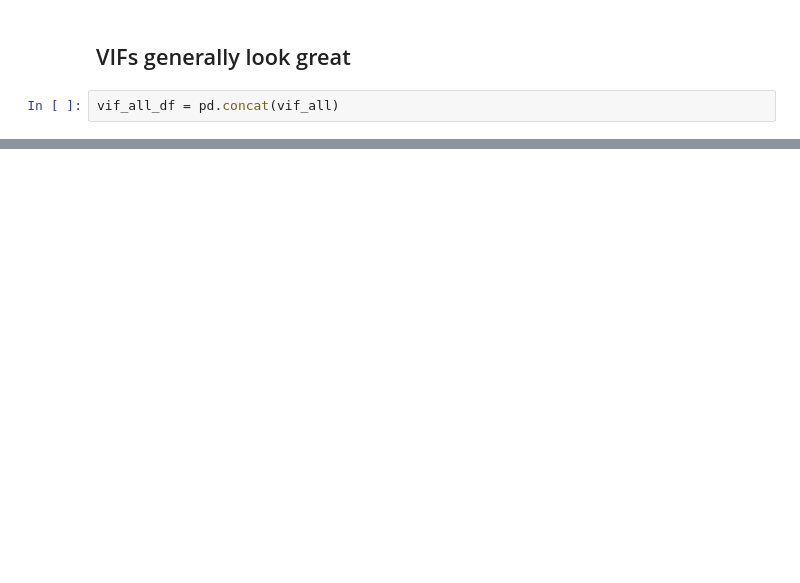
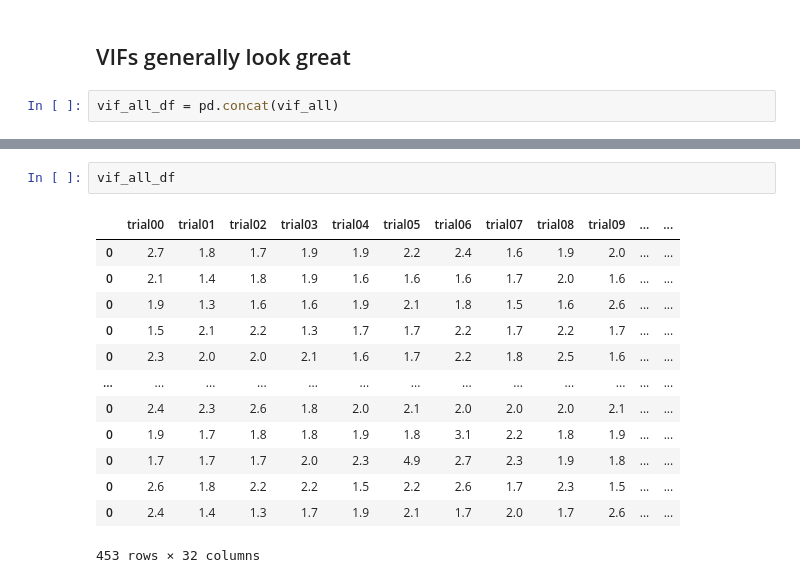
Before and after one commit to jmumford/dd-kable-analysis, a Jupyter notebook: analyses/beta_series_analysis/qa_design_matrices.ipynb, the cells around one changed output, grey strips where cells are left out. Drawn from its saved outputs; the diff is of its cells as text; blank space fills up the shorter version.

```diff
--- a/analyses/beta_series_analysis/qa_design_matrices.ipynb
+++ b/analyses/beta_series_analysis/qa_design_matrices.ipynb
@@ -120,0 +121,16 @@ plt.show()
+# %%
+vif_all_df
+# %% [output]
+|  | trial00 | trial01 | trial02 | trial03 | trial04 | trial05 | trial06 | trial07 | trial08 | trial09 | ... | ... |
+| 0 | 2.7 | 1.8 | 1.7 | 1.9 | 1.9 | 2.2 | 2.4 | 1.6 | 1.9 | 2.0 | ... | ... |
+| 0 | 2.1 | 1.4 | 1.8 | 1.9 | 1.6 | 1.6 | 1.6 | 1.7 | 2.0 | 1.6 | ... | ... |
+| 0 | 1.9 | 1.3 | 1.6 | 1.6 | 1.9 | 2.1 | 1.8 | 1.5 | 1.6 | 2.6 | ... | ... |
+| 0 | 1.5 | 2.1 | 2.2 | 1.3 | 1.7 | 1.7 | 2.2 | 1.7 | 2.2 | 1.7 | ... | ... |
+| 0 | 2.3 | 2.0 | 2.0 | 2.1 | 1.6 | 1.7 | 2.2 | 1.8 | 2.5 | 1.6 | ... | ... |
+| ... | ... | ... | ... | ... | ... | ... | ... | ... | ... | ... | ... | ... |
+| 0 | 2.4 | 2.3 | 2.6 | 1.8 | 2.0 | 2.1 | 2.0 | 2.0 | 2.0 | 2.1 | ... | ... |
+| 0 | 1.9 | 1.7 | 1.8 | 1.8 | 1.9 | 1.8 | 3.1 | 2.2 | 1.8 | 1.9 | ... | ... |
+| 0 | 1.7 | 1.7 | 1.7 | 2.0 | 2.3 | 4.9 | 2.7 | 2.3 | 1.9 | 1.8 | ... | ... |
+| 0 | 2.6 | 1.8 | 2.2 | 2.2 | 1.5 | 2.2 | 2.6 | 1.7 | 2.3 | 1.5 | ... | ... |
+| 0 | 2.4 | 1.4 | 1.3 | 1.7 | 1.9 | 2.1 | 1.7 | 2.0 | 1.7 | 2.6 | ... | ... |
+453 rows × 32 columns
```
Also changed, not shown: parts of 6 cells of this notebook, 3 other files.
